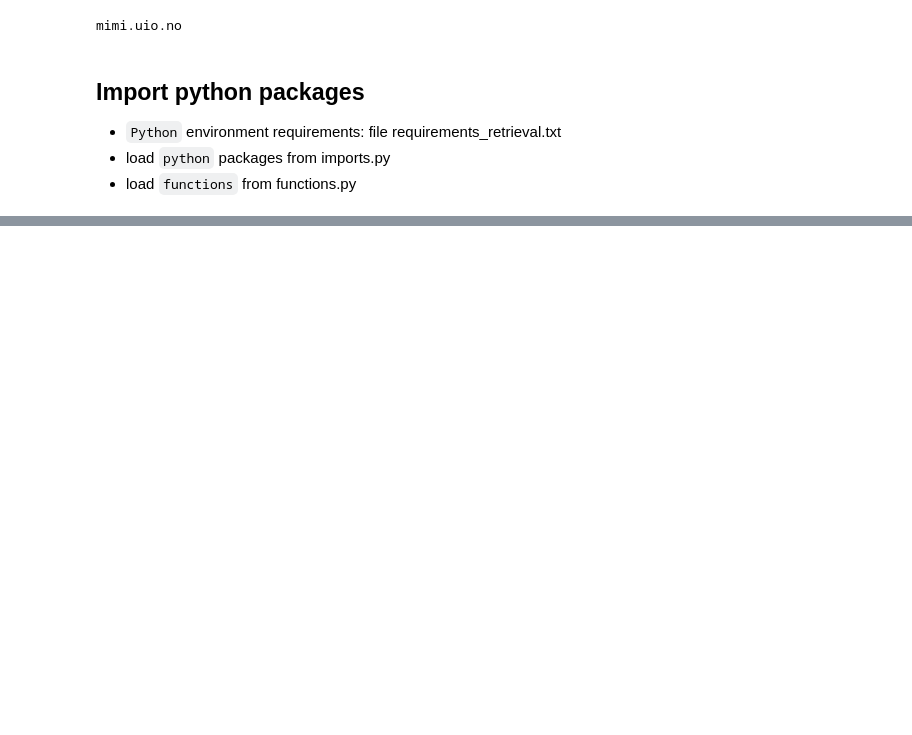
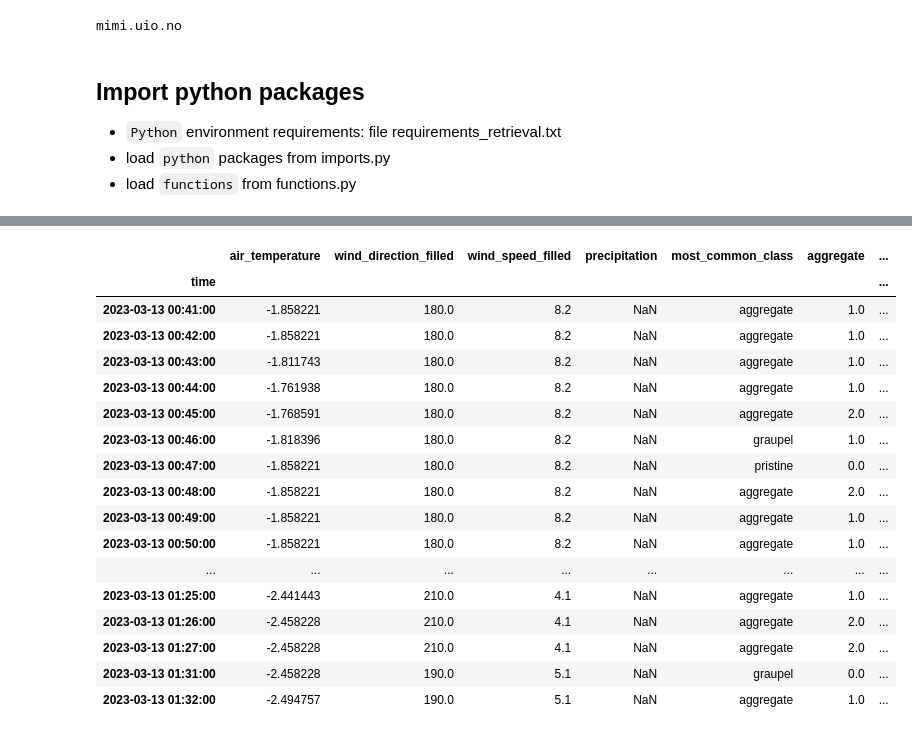
Before and after one commit to franzihe/retrieval_analysis, a Jupyter notebook: work/combined_obs/01_plt_obs_daily.ipynb, the cells around one changed output, grey strips where cells are left out. Drawn from its saved outputs; the diff is of its cells as text; code cells hidden in the pictures; blank space fills up the shorter version.

```diff
--- a/work/combined_obs/01_plt_obs_daily.ipynb
+++ b/work/combined_obs/01_plt_obs_daily.ipynb
@@ -216,7 +232,7 @@ base_height = np.arange(100,3200, 100) # Predefined MRR profile
 # %%
 # target_dates = {'20210317',}# '20220322', '20230225'}
 # target_dates = {'20230215', '20230216','20230217','20230218','20230219','20230220','20230221','20230222','20230223','20230224','20230225','20230226','20230227','20230228','20230301','20230302','20230303','20230305','20230306','20230307','20230308','20230309','20230310','20230311','20230312','20230313','20230314'}
-target_dates = {'20230225',}
+target_dates = {'20230313',}
 start = time.time()
 for key in list(mrr_in_dict.keys()):
     site, year = key.split('.')
@@ -334,7 +350,8 @@ for key in list(mrr_in_dict.keys()):
         else:
             mixed = fct.empty_class_array('mixed', times)
 
-        # minutely averaged ceilometer data
+
+# minutely averaged ceilometer data
         _bsc  = _bsc.resample(time='1min').mean('time', skipna=True, keep_attrs=True)
         _cbh  = _cbh.resample(time='1min').mean('time', skipna=True, keep_attrs=True)
 
@@ -367,7 +384,8 @@ for key in list(mrr_in_dict.keys()):
 
 
 
-        # Assign variable attributes
+
+# Assign variable attributes
         for name, var in zip(['air_temperature', 'wind_direction', 'wind_speed', 'precipitation', 'Ze', 'W', 'spectralWidth', 'bsc', 'cbh'], [_air_temp, _wd, _ws, _pp, _Ze, _W, _sWidth, _bsc, _cbh]):
             dsx[name].attrs = var.attrs
 
@@ -414,7 +432,7 @@ for key in list(mrr_in_dict.keys()):
 
         # # save image to png
         # plt.savefig(FIG_DIR + figname, format='png', bbox_inches='tight', transparent=True,dpi=300)
-        dsx.to_netcdf(os.path.join(nc_dir, filename))
+        # dsx.to_netcdf(os.path.join(nc_dir, filename))
         # loop over one file
         print("Elapsed time: {:.2f} seconds".format(time.time() - start))
 # %% [output]
@@ -437,0 +482,27 @@ Elapsed time: 568.68 seconds
+# %%
+ds = xr.open_dataset(os.path.join(nc_dir, filename))
+# %%
+df = ds[['air_temperature', 'wind_direction_filled', 'wind_speed_filled', 'precipitation','most_common_class', 'aggregate', 'graupel', 'pristine', 'mixed', 'wind_sector_8', 'wind_sector_16', 'riming_deg_level']].to_dataframe()
+# %%
+mask = df['most_common_class'] == ''
+# %%
+df[~mask]
+# %% [output]
+|  | air_temperature | wind_direction_filled | wind_speed_filled | precipitation | most_common_class | aggregate | ... |
+| time |  |  |  |  |  |  | ... |
+| 2023-03-13 00:41:00 | -1.858221 | 180.0 | 8.2 | NaN | aggregate | 1.0 | ... |
+| 2023-03-13 00:42:00 | -1.858221 | 180.0 | 8.2 | NaN | aggregate | 1.0 | ... |
+| 2023-03-13 00:43:00 | -1.811743 | 180.0 | 8.2 | NaN | aggregate | 1.0 | ... |
+| 2023-03-13 00:44:00 | -1.761938 | 180.0 | 8.2 | NaN | aggregate | 1.0 | ... |
+| 2023-03-13 00:45:00 | -1.768591 | 180.0 | 8.2 | NaN | aggregate | 2.0 | ... |
+| 2023-03-13 00:46:00 | -1.818396 | 180.0 | 8.2 | NaN | graupel | 1.0 | ... |
+| 2023-03-13 00:47:00 | -1.858221 | 180.0 | 8.2 | NaN | pristine | 0.0 | ... |
+| 2023-03-13 00:48:00 | -1.858221 | 180.0 | 8.2 | NaN | aggregate | 2.0 | ... |
+| 2023-03-13 00:49:00 | -1.858221 | 180.0 | 8.2 | NaN | aggregate | 1.0 | ... |
+| 2023-03-13 00:50:00 | -1.858221 | 180.0 | 8.2 | NaN | aggregate | 1.0 | ... |
+| ... | ... | ... | ... | ... | ... | ... | ... |
+| 2023-03-13 01:25:00 | -2.441443 | 210.0 | 4.1 | NaN | aggregate | 1.0 | ... |
+| 2023-03-13 01:26:00 | -2.458228 | 210.0 | 4.1 | NaN | aggregate | 2.0 | ... |
+| 2023-03-13 01:27:00 | -2.458228 | 210.0 | 4.1 | NaN | aggregate | 2.0 | ... |
+| 2023-03-13 01:31:00 | -2.458228 | 190.0 | 5.1 | NaN | graupel | 0.0 | ... |
+| 2023-03-13 01:32:00 | -2.494757 | 190.0 | 5.1 | NaN | aggregate | 1.0 | ... |
```
Also changed, not shown: parts of 8 cells of this notebook.
